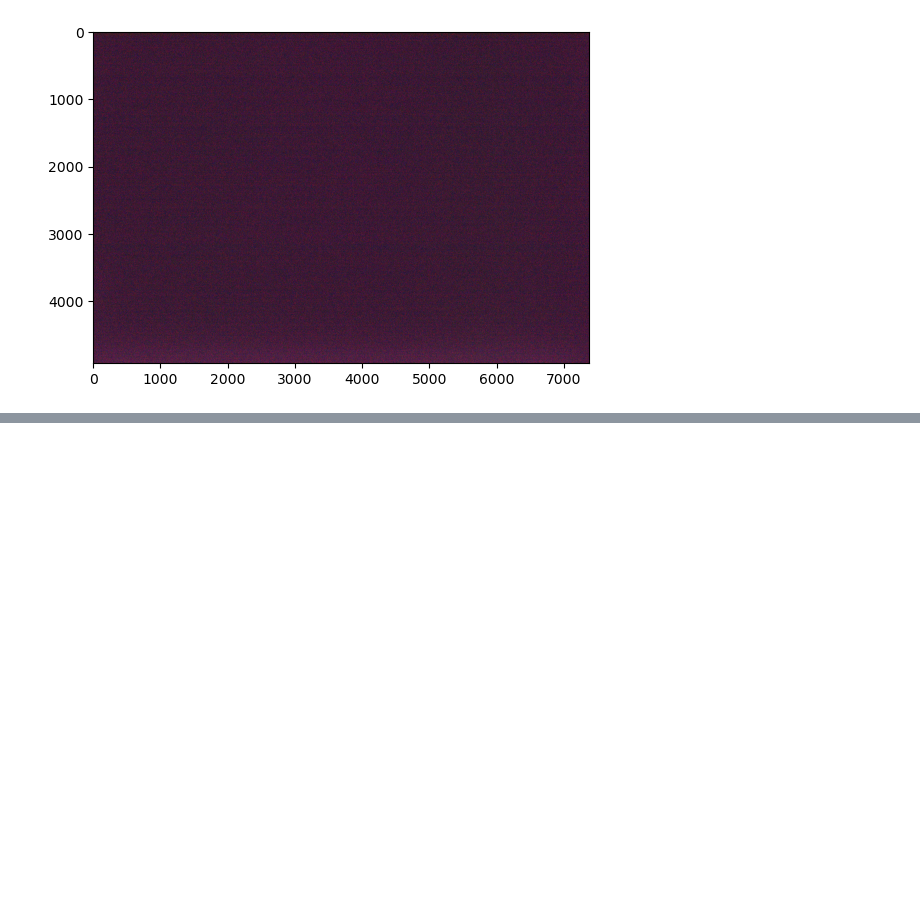
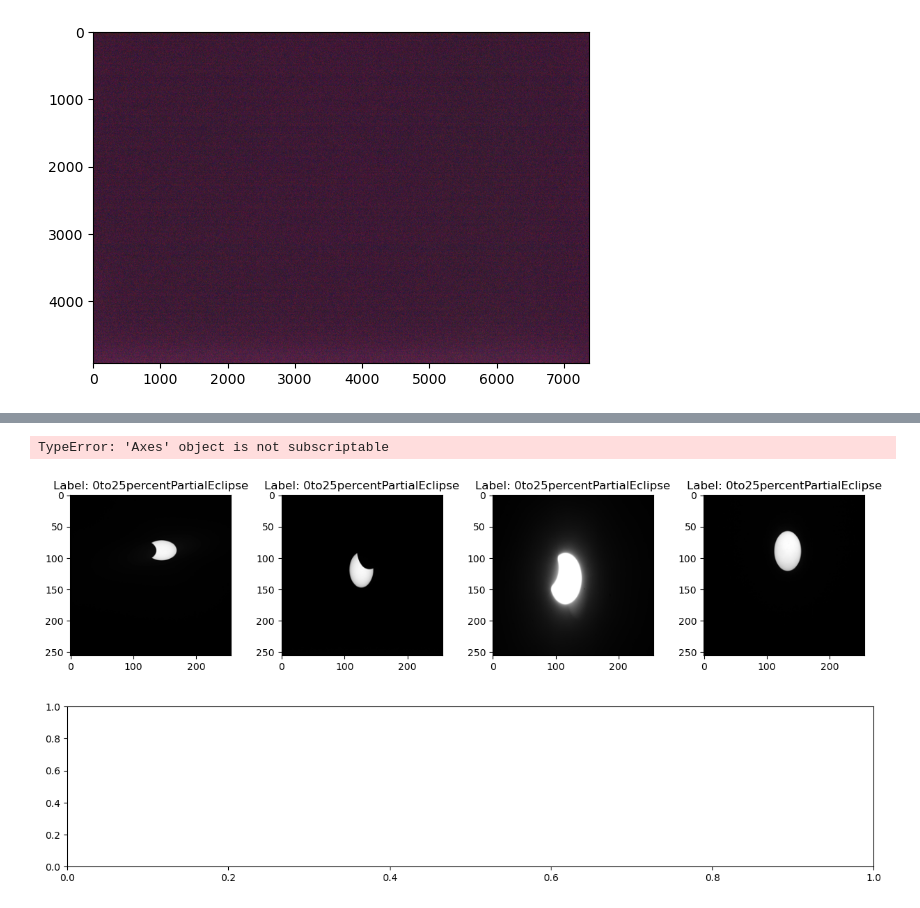
Before and after one commit to obinnakalu135/SolarCNN, a Jupyter notebook: CNN-Obinna.ipynb, the cells around one changed output, grey strips where cells are left out. Saved outputs shown, nothing was run; the diff lists cells and outputs as text; code cells hidden in the pictures; blank space fills up the shorter version.

```diff
--- a/CNN-Obinna.ipynb
+++ b/CNN-Obinna.ipynb
@@ -400,0 +525,19 @@ plt.show()
+# %%
+
+# Iterate over each class and display correctly classified images
+for class_idx in range(8):
+    class_mask = (y_pred_labels == class_idx) & (y_pred_labels == y_test_encoded)
+    class_images = X_test_processed[class_mask]
+    class_labels = y_test[class_mask]
+
+    num_images = min(4, len(class_images))
+
+    # Plot the images for the current class
+    fig, axs = plt.subplots(1, num_images, figsize=(15, 3))
+    for i in range(num_images):
+        axs[i].imshow(class_images[i].reshape(256, 256), cmap='gray')
+        axs[i].set_title('Label: ' + class_labels.iloc[i])
+# %% [output]
+TypeError: 'Axes' object is not subscriptable
+[figure, added]
+[figure, added]
```
Also changed, not shown: parts of 31 cells of this notebook.
